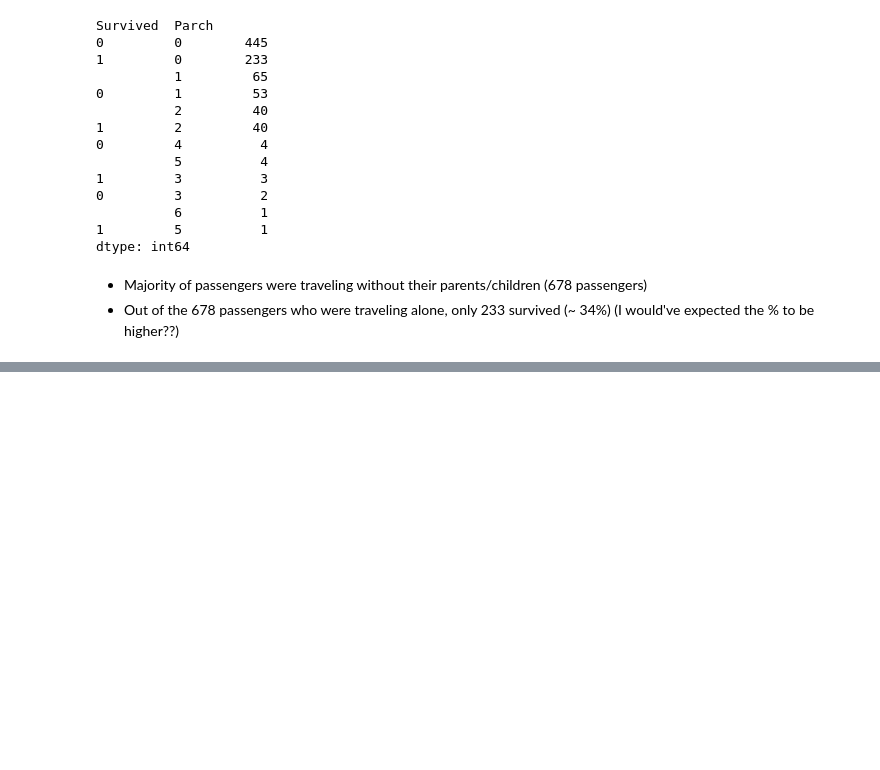
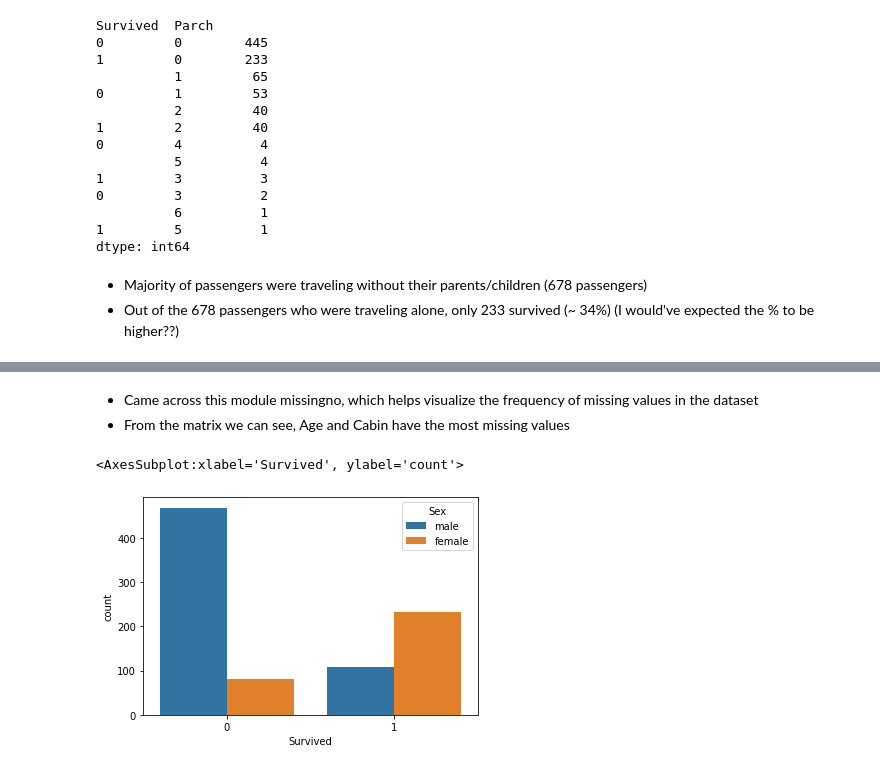
Before and after one commit to jay619/Kaggle-Competitions, a Jupyter notebook: 1-Titanic/titanic.ipynb, the cells around one changed output, grey strips where cells are left out. Cells and saved outputs as stored; diff of their text form; code cells hidden in the pictures; blank space fills up the shorter version.

```diff
--- a/1-Titanic/titanic.ipynb
+++ b/1-Titanic/titanic.ipynb
@@ -191,0 +205,9 @@ from sklearn.naive_bayes import GaussianNB
+# %% [markdown]
+* Came across this module missingno, which helps visualize the frequency of missing values in the dataset
+* From the matrix we can see, Age and Cabin have the most missing values
+# %%
+import seaborn as sns
+sns.countplot(x = train['Survived'], data = train, hue = train['Sex'])
+# %% [output]
+<AxesSubplot:xlabel='Survived', ylabel='count'>
+[figure, added]
```
Also changed, not shown: parts of 6 cells of this notebook.
